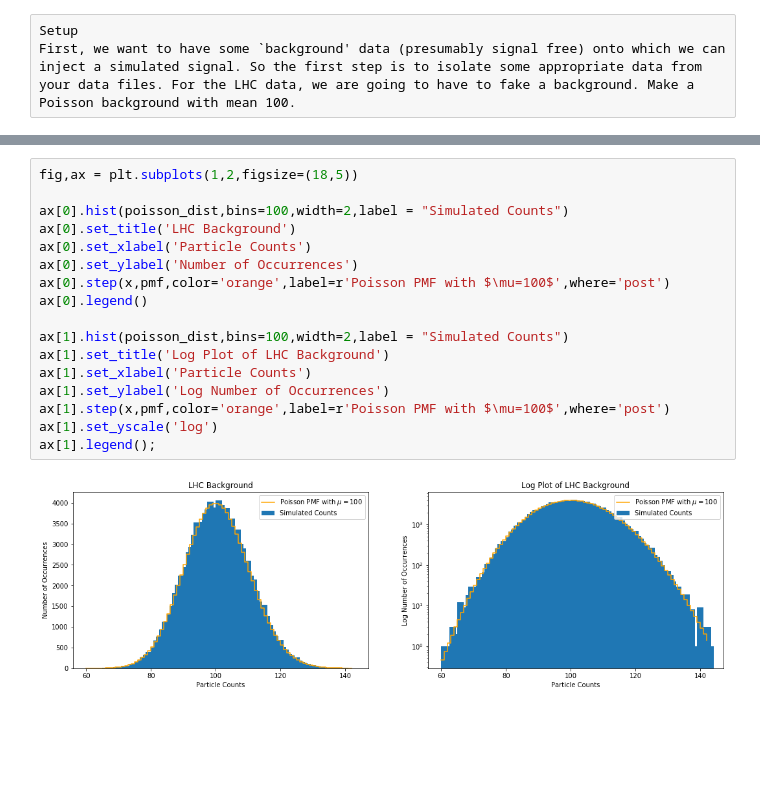
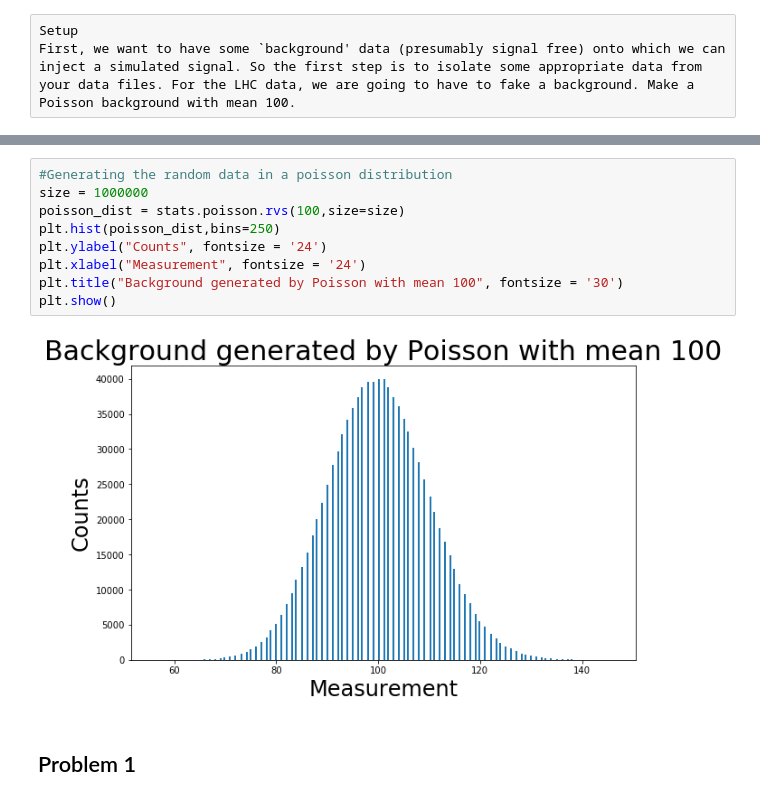
Before and after one commit to noahkim4648/Phys-434-Portfolio, a Jupyter notebook: Lab-6.ipynb, the cells around one changed output, grey strips where cells are left out. Saved outputs shown, nothing was run; the diff lists cells and outputs as text; blank space fills up the shorter version.

```diff
--- a/Lab-6.ipynb
+++ b/Lab-6.ipynb
@@ -42,20 +19,14 @@ array([  0,   1,   2,   3,   4,   5,   6,   7,   8,   9,  10,  11,  12,
-# %%
-fig,ax = plt.subplots(1,2,figsize=(18,5))
-
-ax[0].hist(poisson_dist,bins=100,width=2,label = "Simulated Counts")
-ax[0].set_title('LHC Background')
-ax[0].set_xlabel('Particle Counts')
-ax[0].set_ylabel('Number of Occurrences')
-ax[0].step(x,pmf,color='orange',label=r'Poisson PMF with $\mu=100$',where='post')
-ax[0].legend()
-
-ax[1].hist(poisson_dist,bins=100,width=2,label = "Simulated Counts")
-ax[1].set_title('Log Plot of LHC Background')
-ax[1].set_xlabel('Particle Counts')
-ax[1].set_ylabel('Log Number of Occurrences')
-ax[1].step(x,pmf,color='orange',label=r'Poisson PMF with $\mu=100$',where='post')
-ax[1].set_yscale('log')
-ax[1].legend();
-# %% [output]
-[figure, removed]
+# %%
+#Generating the random data in a poisson distribution
+size = 1000000
+poisson_dist = stats.poisson.rvs(100,size=size)
+plt.hist(poisson_dist,bins=250)
+plt.ylabel("Counts", fontsize = '24')
+plt.xlabel("Measurement", fontsize = '24')
+plt.title("Background generated by Poisson with mean 100", fontsize = '30')
+plt.show()
+# %% [output]
+[figure, added]
+# %% [markdown]
+## Problem 1
 # %%
```
Also changed, not shown: parts of 11 cells of this notebook.
